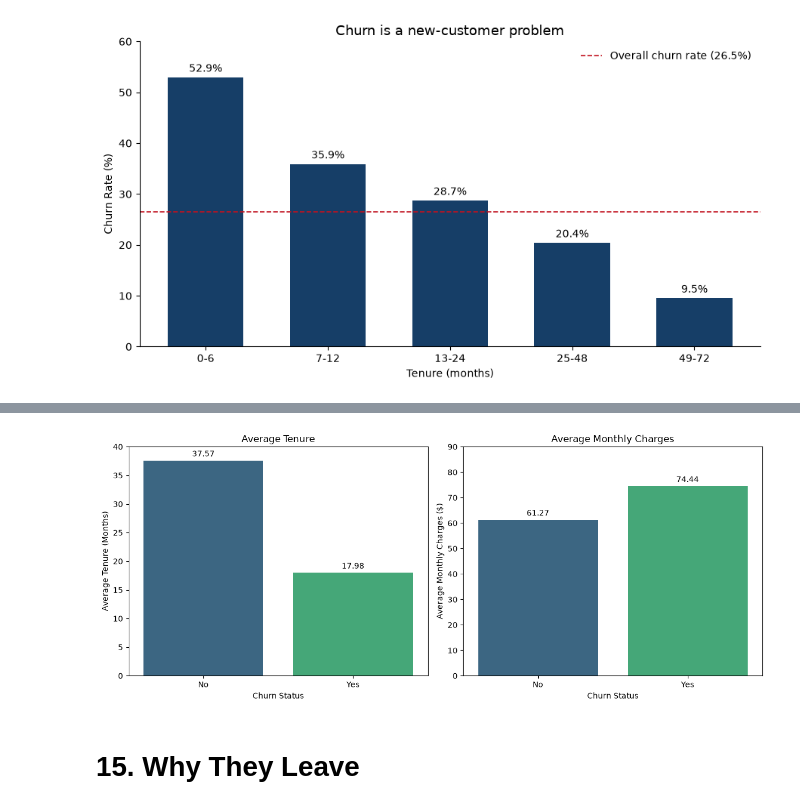
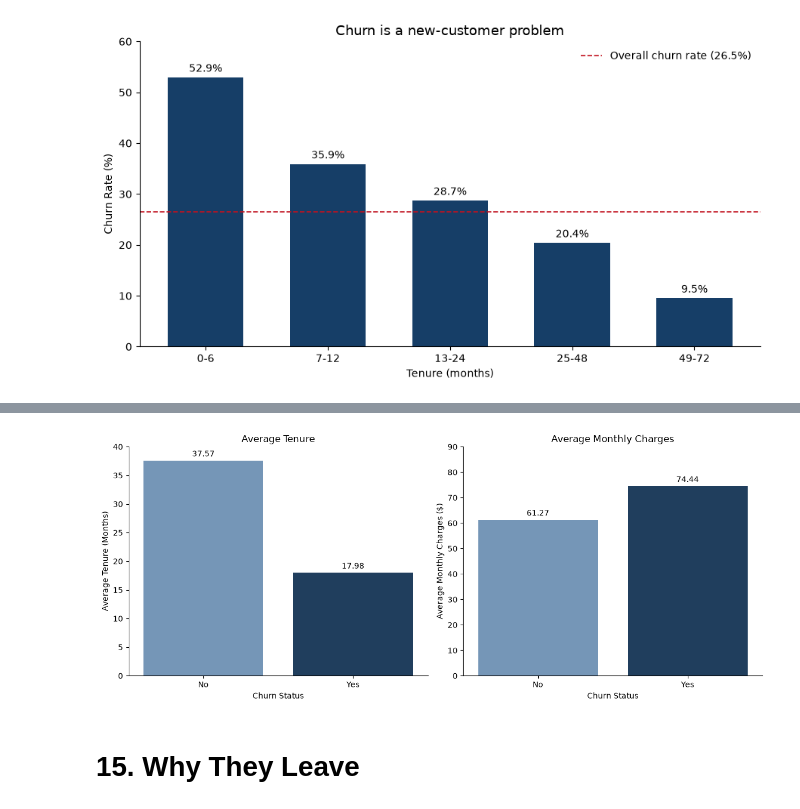
Before and after one commit to Bhumgara/df_swan_consulting, a Jupyter notebook: Swan_Teleco_Master.ipynb, the cells around one changed output, grey strips where cells are left out. Drawn from its saved outputs; the diff is of its cells as text; code cells hidden in the pictures.

Commit message:
Updated colour palette and title

```diff
--- a/Swan_Teleco_Master.ipynb
+++ b/Swan_Teleco_Master.ipynb
@@ -21,6 +21,13 @@ MID = "#6A96C2"
 PALE = "#C9DCEF"
 RED = "#C1121F"
 
+BINARY = [MID, NAVY]
+BLUES = sns.light_palette(NAVY, as_cmap=True)
+
+def blue_ramp(n, reverse=False):
+    ends = [PALE, NAVY] if reverse else [NAVY, PALE]
+    return sns.blend_palette(ends, n_colors=n)
+
 ADDONS = ["Online Security", "Online Backup", "Device Protection",
           "Tech Support", "Streaming TV", "Streaming Movies"]
 NUMERIC = ["Tenure Months", "Monthly Charges"]
@@ -624,7 +631,7 @@ churn_df = pd.DataFrame(rows)
 
 gender_df = churn_df[churn_df["Variable"] == "Gender"]
 ax = sns.barplot(data=gender_df, x="Variable", y="Churn Rate", hue="Category",
-                 ax=axes[0], palette="viridis")
+                 ax=axes[0], palette=BINARY)
 axes[0].set_title("Churn Rate by Gender")
 axes[0].set_xlabel("")
 axes[0].set_ylabel("Churn Rate (%)")
@@ -634,7 +641,7 @@ for container in ax.containers:
 
 other_df = churn_df[churn_df["Variable"] != "Gender"]
 ax2 = sns.barplot(data=other_df, x="Variable", y="Churn Rate", hue="Category",
-                  ax=axes[1], palette="viridis")
+                  ax=axes[1], palette=BINARY)
 axes[1].set_title("Churn Rate by Customer Characteristic")
 axes[1].set_xlabel("")
 axes[1].set_ylabel("Churn Rate (%)")
@@ -642,6 +649,9 @@ axes[1].set_ylim(0, 50)
 for container in ax2.containers:
     ax2.bar_label(container, fmt="%.1f%%", padding=3)
 
+for a in axes:
+    a.spines[["top", "right"]].set_visible(False)
+
 plt.tight_layout()
 plt.show()
 # %% [output]
@@ -673,7 +683,7 @@ for col in ["Contract", "Internet Service", "Payment Method"]:
 
     plt.figure(figsize=(10, 5))
     ax = sns.barplot(x=churn_rates.index, y=churn_rates.values,
-                     hue=churn_rates.index, palette="viridis", legend=False)
+                     hue=churn_rates.index, palette=blue_ramp(len(churn_rates)), legend=False)
     for container in ax.containers:
         ax.bar_label(container, fmt="%.1f%%", padding=3)
 
@@ -681,6 +691,7 @@ for col in ["Contract", "Internet Service", "Payment Method"]:
     plt.xlabel(col)
     plt.ylabel("Churn Rate (%)")
     plt.ylim(0, 50)
+    ax.spines[["top", "right"]].set_visible(False)
     plt.tight_layout()
     plt.show()
 # %% [output]
@@ -690,30 +701,33 @@ for col in ["Contract", "Internet Service", "Payment Method"]:
 # %%
 churn_summary = df_clean.groupby("Churn Label")[["Tenure Months", "Monthly Charges"]].mean().round(2)
 
 fig, axes = plt.subplots(1, 2, figsize=(12, 5))
 
 sns.barplot(x=churn_summary.index, y=churn_summary["Tenure Months"], ax=axes[0],
-            hue=churn_summary.index, palette="viridis", legend=False)
+            hue=churn_summary.index, palette=BINARY, legend=False)
 axes[0].set_title("Average Tenure")
 axes[0].set_xlabel("Churn Status")
 axes[0].set_ylabel("Average Tenure (Months)")
 axes[0].set_ylim(0, 40)
 for container in axes[0].containers:
     axes[0].bar_label(container, fmt="%.2f", padding=3)
 
 sns.barplot(x=churn_summary.index, y=churn_summary["Monthly Charges"], ax=axes[1],
-            hue=churn_summary.index, palette="viridis", legend=False)
+            hue=churn_summary.index, palette=BINARY, legend=False)
 axes[1].set_title("Average Monthly Charges")
 axes[1].set_xlabel("Churn Status")
 axes[1].set_ylabel("Average Monthly Charges ($)")
 axes[1].set_ylim(0, 90)
 for container in axes[1].containers:
     axes[1].bar_label(container, fmt="%.2f", padding=3)
 
+for a in axes:
+    a.spines[["top", "right"]].set_visible(False)
+
 plt.tight_layout()
 plt.show()
 # %% [output]
-[figure, old version]
+[figure, new version]
 # %% [markdown]
 # 15. Why They Leave
 # %%
```
Also changed, not shown: parts of 6 cells of this notebook.
